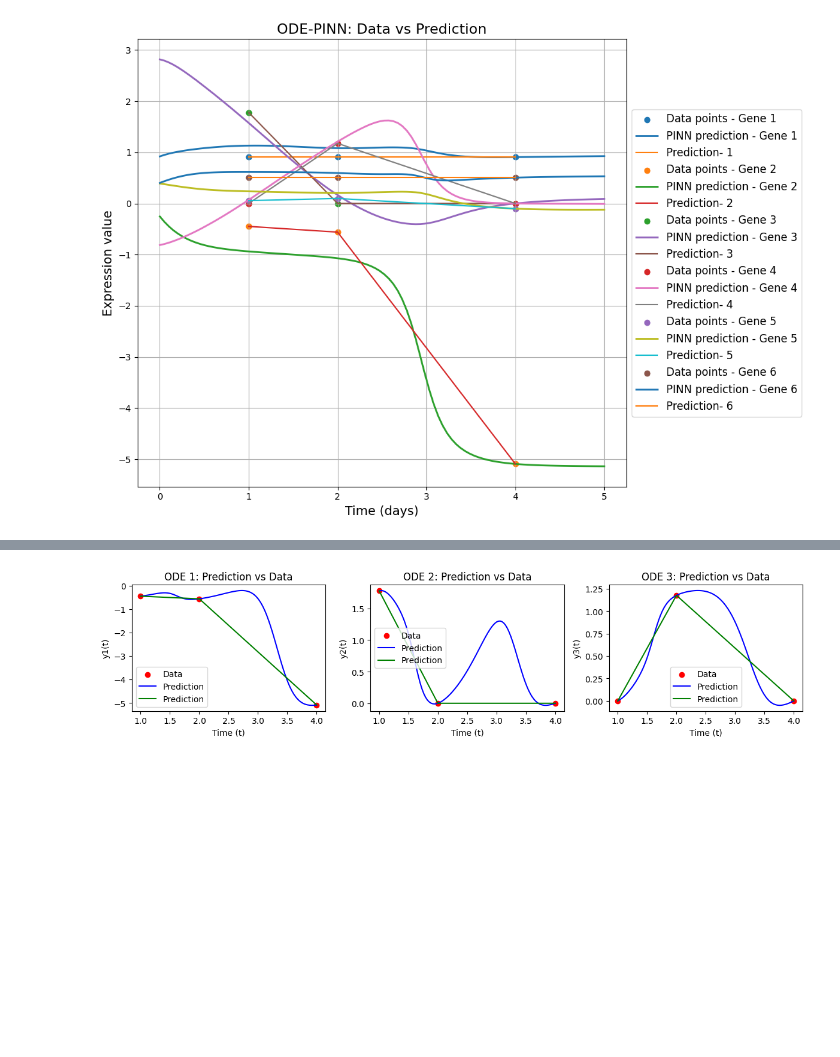
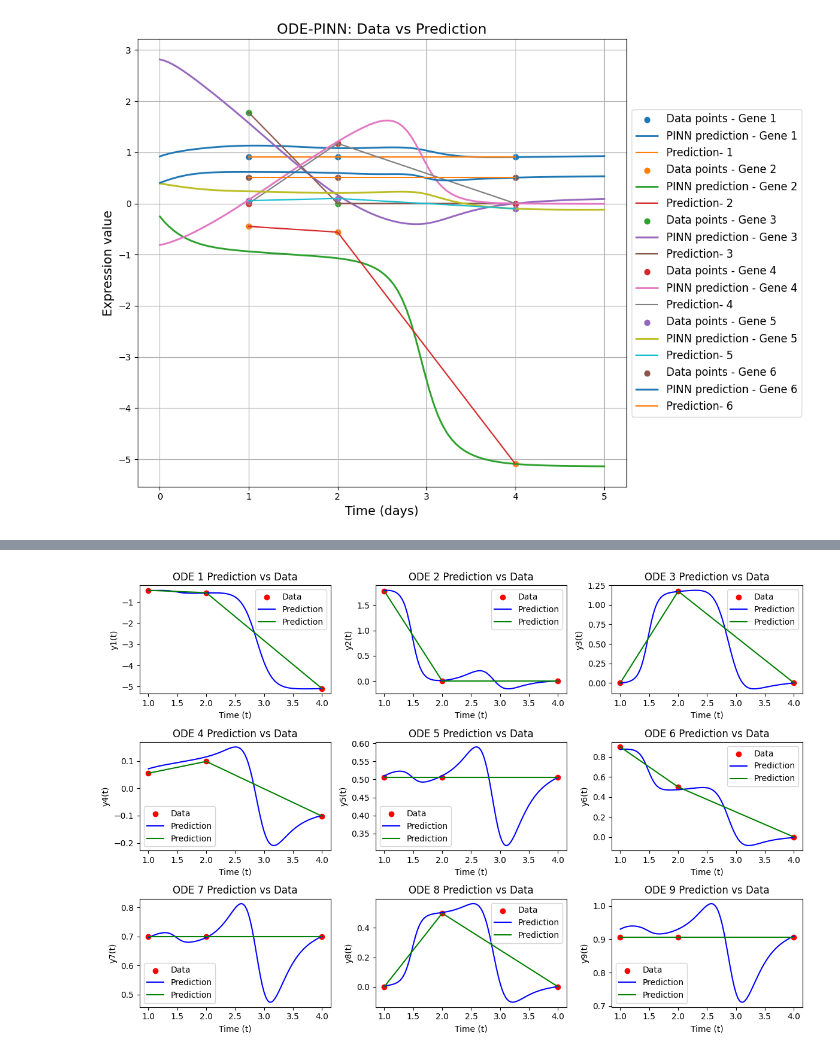
Before and after one commit to prabal5ghosh/research-project-on-physics-informed-machine-learning-on-transcriptomics-data, a Jupyter notebook: pinn_1.ipynb, the cells around one changed output, grey strips where cells are left out. Saved outputs shown, nothing was run; the diff lists cells and outputs as text; code cells hidden in the pictures; blank space fills up the shorter version.

```diff
--- a/pinn_1.ipynb
+++ b/pinn_1.ipynb
@@ -863,5 +852,5 @@ plt.show()
 # %%
-import torch
+# import torch
 import torch.nn as nn
 import numpy as np
 import matplotlib.pyplot as plt
@@ -875,7 +864,7 @@ class NeuralNet(nn.Module):
             nn.Tanh(),
             nn.Linear(50, 50),
             nn.Tanh(),
-            nn.Linear(50, num_odes)  # Output: y1(t), y2(t), ..., yn(t)
+            nn.Linear(50, num_odes)  # Output: y(t) for each ODE
         )
         # Trainable parameters for each ODE
         self.k_p = nn.Parameter(torch.ones(num_odes))  # Forcing terms
@@ -885,66 +874,77 @@ class NeuralNet(nn.Module):
         return self.hidden(t)
 
 # Define the ODE loss function
-def loss_fn(model, t, y_data, num_odes):
-    y_pred = model(t)
+def loss_fn(model, t, y_data):
+    y_pred = model(t)  # Predicted outputs (all ODEs)
+    num_odes = y_data.shape[1]
 
-    # Compute derivatives
-    y_t = []
+    # Compute derivatives and ODE residuals
+    losses = []
     for i in range(num_odes):
-        grad = torch.autograd.grad(
-            y_pred[:, i], t, grad_outputs=torch.ones_like(y_pred[:, i]), create_graph=True
+        y_i_pred = y_pred[:, i]
+        y_i_t = torch.autograd.grad(
+            y_i_pred, t, grad_outputs=torch.ones_like(y_i_pred), create_graph=True
         )[0]
-        y_t.append(grad)
-    y_t = torch.stack(y_t, dim=1)
+        # ODE residual for the i-th ODE
+        ode_residual = y_i_t - (model.k_p[i] + model.k_d[i] * y_i_pred)
 
-    # ODE residuals for each ODE
-    ode_residuals = y_t - (model.k_p + model.k_d * y_pred)
-    physics_loss = torch.mean(ode_residuals**2)
+        # Physics loss
+        physics_loss = torch.mean(ode_residual**2)
 
-    # Data loss
-    data_loss = torch.mean((y_pred - y_data)**2)
+        # Data loss
+        data_loss = torch.mean((y_i_pred - y_data[:, i])**2)
 
-    return data_loss + 1.0 * physics_loss
+        # Total loss for the i-th ODE
+        losses.append(data_loss + 1.0 * physics_loss)
+
+    # Sum losses for all ODEs
+    return sum(losses)
 
 # Data preprocessing
+# Define time points (t_data) and the data matrix (y_data)
 t_data = torch.tensor([[1.0], [2.0], [4.0]], requires_grad=True)  # Time points
 y_data = torch.tensor([
-    [-0.44796003, 1.778358524, 0 ],
-    [-0.560154646, 0, 1.175149691],
-    [-5.091964284, 0, 0]
-])  # Corresponding values (time-series for multiple ODEs)
-
-num_odes = y_data.shape[1]
+    [-0.44796, -0.56015, -5.09196],
+    [1.77836, 0.0, 0.0],
+    [0.0, 1.17515, 0.0],
+    [0.05537, 0.09843, -0.10176],
+    [0.505, 0.505, 0.505],
+    [0.9, 0.5, 0.0],
+    [0.7, 0.7, 0.7],
+    [0.0, 0.5, 0.0],
+    [0.906, 0.906, 0.906]
+]).T  # Transpose to have columns for ODEs
 
 # Initialize the model and optimizer
-model = NeuralNet(num_odes=num_odes)
+num_odes = y_data.shape[1]
+model = NeuralNet(num_odes)
 optimizer = torch.optim.Adam(model.parameters(), lr=0.01)
 
 # Training loop
-for epoch in range(1000):
+for epoch in range(10000):
     optimizer.zero_grad()
-    loss = loss_fn(model, t_data, y_data, num_odes)
+    loss = loss_fn(model, t_data, y_data)
     loss.backward()
     optimizer.step()
-    if epoch % 100 == 0:
+    if epoch % 1000 == 0:
         print(f"Epoch {epoch}, Loss: {loss.item()}")
 
 # Output the learned parameters
 for i in range(num_odes):
-    print(f"ODE {i+1}: Learned k_p = {model.k_p[i].item()}, k_d = {model.k_d[i].item()}")
+    print(f"ODE {i+1}: Learned k_p: {model.k_p[i].item()}, Learned k_d: {model.k_d[i].item()}")
 
-# Plotting the data and predictions for each ODE
+# Plotting the data and the prediction for each ODE
 t_test = torch.linspace(1.0, 4.0, 100).view(-1, 1).requires_grad_(True)
 y_pred = model(t_test).detach().numpy()
 
 plt.figure(figsize=(12, 8))
 for i in range(num_odes):
-    plt.subplot(3, 3, i + 1)
+    plt.subplot(3, 3, i+1)  # Create a subplot for each ODE
     plt.scatter(t_data.detach().numpy(), y_data[:, i].numpy(), color='red', label='Data')
     plt.plot(t_test.detach().numpy(), y_pred[:, i], label='Prediction', color='blue')
     plt.plot(t_data.detach().numpy(), y_data[:, i], label='Prediction', color='green')
 
-    plt.title(f'ODE {i+1}: Prediction vs Data')
+    plt.title(f'ODE {i+1} Prediction vs Data')
     plt.xlabel('Time (t)')
     plt.ylabel(f'y{i+1}(t)')
     plt.legend()
@@ -968,4 +974,4 @@ ODE 3: Learned k_p = 0.3294529616832733, k_d = -8.642481361675891e-07
-[figure, old version]
+[figure, new version]
 # %%
 import torch
 import torch.nn as nn
```
Also changed, not shown: parts of 9 cells of this notebook.
